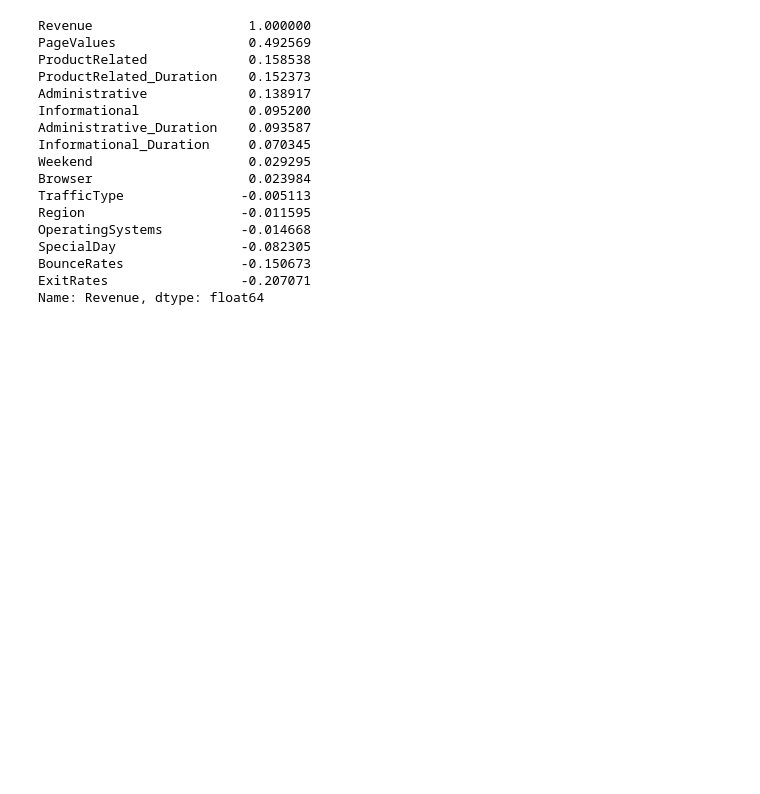
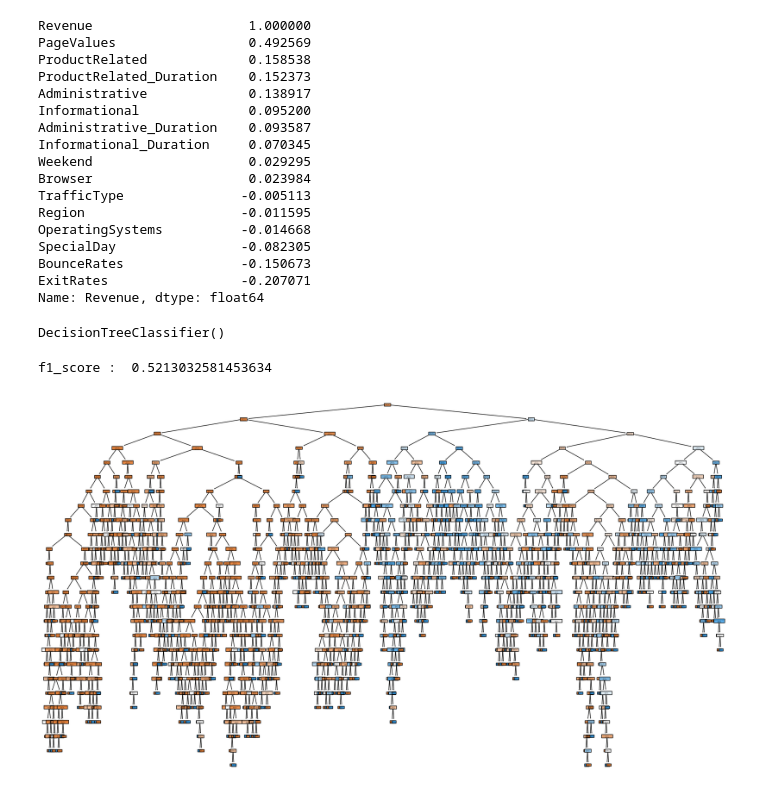
Before and after one commit to CodeByMehra/AiMl, a Jupyter notebook: 04_Supervised Learning/00_Practice/02_shopSmart.ipynb, the cells around one changed output. Saved outputs shown, nothing was run; the diff lists cells and outputs as text; code cells hidden in the pictures; blank space fills up the shorter version.

```diff
--- a/04_Supervised Learning/00_Practice/02_shopSmart.ipynb
+++ b/04_Supervised Learning/00_Practice/02_shopSmart.ipynb
@@ -105,3 +106,15 @@ Name: Revenue, dtype: float64
 # %%
 features = ["PageValues", "ProductRelated", "ProductRelated_Duration", "Administrative", "Informational", "SpecialDay", "BounceRates", "ExitRates"]
 target = ["Revenue"]
+# %%
+X = df[features]
+y = df[target]
+# %%
+X_train, X_test, y_train, y_test = train_test_split(X, y, test_size=0.2, random_state=42)
+# %%
+from sklearn.tree import DecisionTreeClassifier
+model =DecisionTreeClassifier()
+# %%
+model.fit(X_train, y_train)
+# %% [output]
+DecisionTreeClassifier()
@@ -107,0 +123,21 @@ target = ["Revenue"]
+# %%
+from sklearn.metrics import f1_score
+
+print("f1_score : ", f1_score(y_test, y_pred))
+# %% [output]
+f1_score :  0.5213032581453634
+# %%
+from sklearn.tree import plot_tree
+
+plt.figure(figsize=(18, 10))
+plot_tree(
+    model,
+    feature_names=X.columns,
+    class_names=["Skipped", "Bought"],
+    filled= True   # show the values in DT
+)
+
+plt.tight_layout()
+plt.show()
+# %% [output]
+[figure, added]
```
Also changed, not shown: parts of 2 cells of this notebook, 1 other file.
